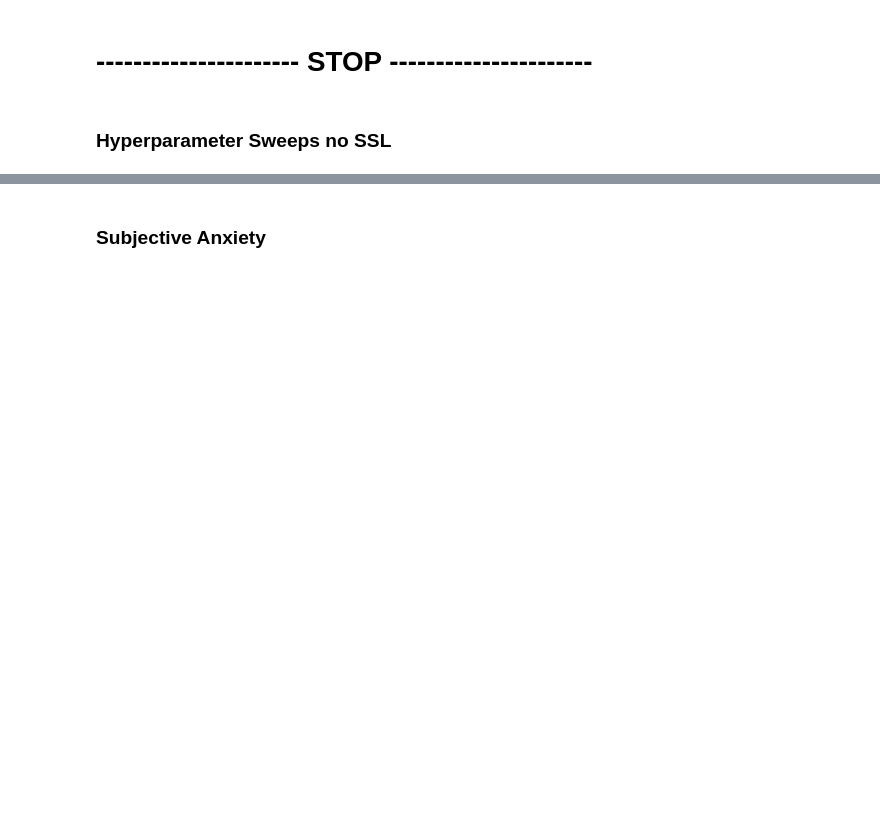
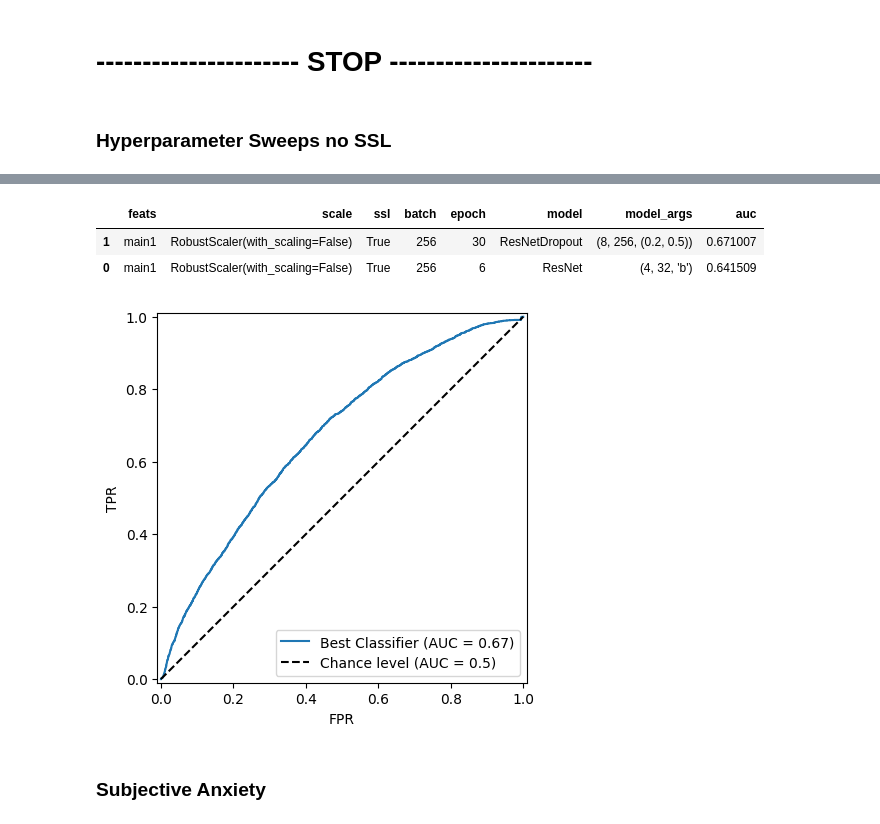
Before and after one commit to mrucker/diss, a Jupyter notebook: Samples.ipynb, the cells around one changed output, grey strips where cells are left out. Saved outputs shown, nothing was run; the diff lists cells and outputs as text; code cells hidden in the pictures; blank space fills up the shorter version.

Commit message:
Much more sophisticated experimentation code in prepration for time series experiments.

```diff
--- a/Samples.ipynb
+++ b/Samples.ipynb
@@ -7,6 +5,3 @@ Note: you may need to restart the kernel to use updated packages.
-# %%
-import pandas as pd
-df = pd.read_csv('data/sims_features1.csv')
 # %% [markdown]
 ### Helpful Sources about Architectures
 
@@ -1166,0 +280,29 @@ Wall time: 4min 37s
+# %%
+%%time
+def experiments():
+    import pandas as pd
+    from itertools import product
+    from sklearn.preprocessing import RobustScaler
+
+    depths  = [4]
+    widths  = [32]
+    norms   = ['b']
+    batches = [256]
+    epochs  = [6]
+    scales  = [RobustScaler(with_centering=True, with_scaling=False)]
+
+    for a,b,e,scl,pid in product(product(depths,widths,norms),batches,epochs,scales,all_pids()):
+        yield Experiment('main1', 'is_pre', None, scl, True, b, e, ResNet, a, pid)
+
+    depths  = [8]
+    widths  = [256]
+    norms   = [(0.2, 0.5)]
+    batches = [256]
+    epochs  = [30]
+    scales  = [RobustScaler(with_centering=True, with_scaling=False)]
+
+    for a,b,e,scl,pid in product(product(depths,widths,norms),batches,epochs,scales,all_pids()):
+        yield Experiment('main1', 'is_pre', None, scl, True, b, e, ResNetDropout, a, pid)
+
+(out := runner(experiments(), 'cpu', 35, 10))
+# %% [output]
@@ -1167,2 +311,6 @@ Wall time: 4min 37s
+|  | feats | scale | ssl | batch | epoch | model | model_args | auc |
+| 1 | main1 | RobustScaler(with_scaling=False) | True | 256 | 30 | ResNetDropout | (8, 256, (0.2, 0.5)) | 0.671007 |
+| 0 | main1 | RobustScaler(with_scaling=False) | True | 256 | 6 | ResNet | (4, 32, 'b') | 0.641509 |
+[figure, added]
 # %% [markdown]
 ### Subjective Anxiety
```
Also changed, not shown: parts of 42 cells of this notebook, 3 other files.
